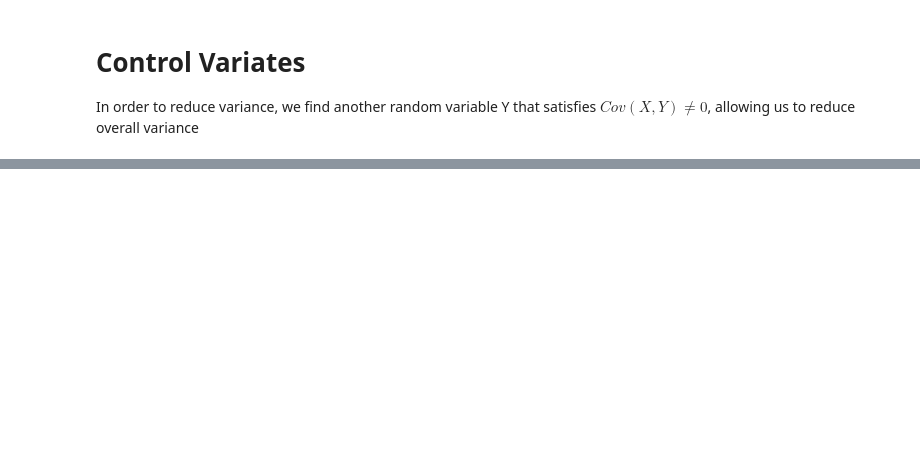
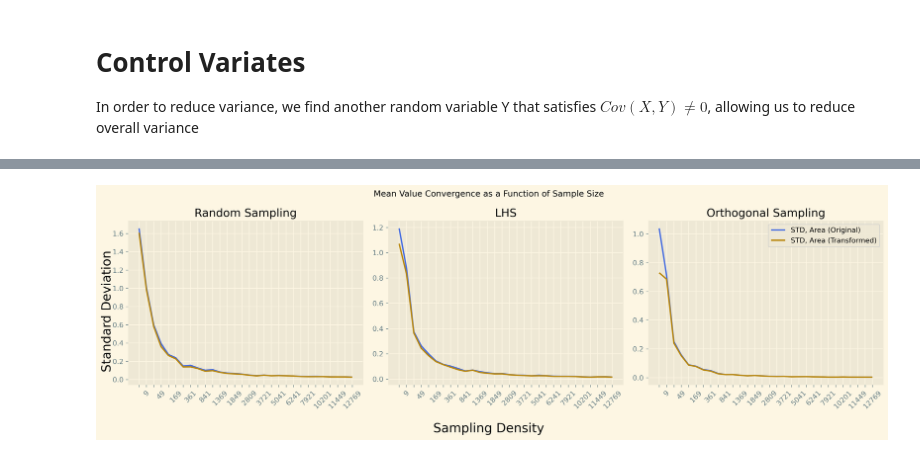
Before and after one commit to lendobo/Stochastic_Sim_1, a Jupyter notebook: mandelbrot.ipynb, the cells around one changed output, grey strips where cells are left out. Drawn from its saved outputs; the diff is of its cells as text; code cells hidden in the pictures; blank space fills up the shorter version.

```diff
--- a/mandelbrot.ipynb
+++ b/mandelbrot.ipynb
@@ -763,0 +652,27 @@ plt.show()
+# %%
+fig = plt.figure(figsize=(16,5), dpi = 300)
+
+for t in range(3):
+    plt.subplot(131+t)
+    labels = ['STD, Area (Original)', 'Control Variate', 'STD, Area (Transformed)']
+    colors = ['royalblue', 'rebeccapurple', 'darkgoldenrod']
+    for var in [0,2]:
+        plt.plot(x, std_arr[:,var+3*t], label=labels[var],color=colors[var])
+
+    ax = plt.gca()
+    ax.tick_params(axis='x', labelrotation=45)
+
+    # Setting every second x_tick invisible
+    for label in ax.xaxis.get_ticklabels()[::2]:
+        label.set_visible(False)
+    title = ax.set_title(sampling_labels[t], loc='center')
+
+
+fig.suptitle('Mean Value Convergence as a Function of Sample Size')
+fig.supxlabel('Sampling Density',fontsize=18)
+fig.supylabel('Standard Deviation', fontsize=18)
+plt.legend()
+plt.tight_layout()
+plt.show()
+# %% [output]
+[figure, added]
```
Also changed, not shown: parts of 18 cells of this notebook, 29 other files.
